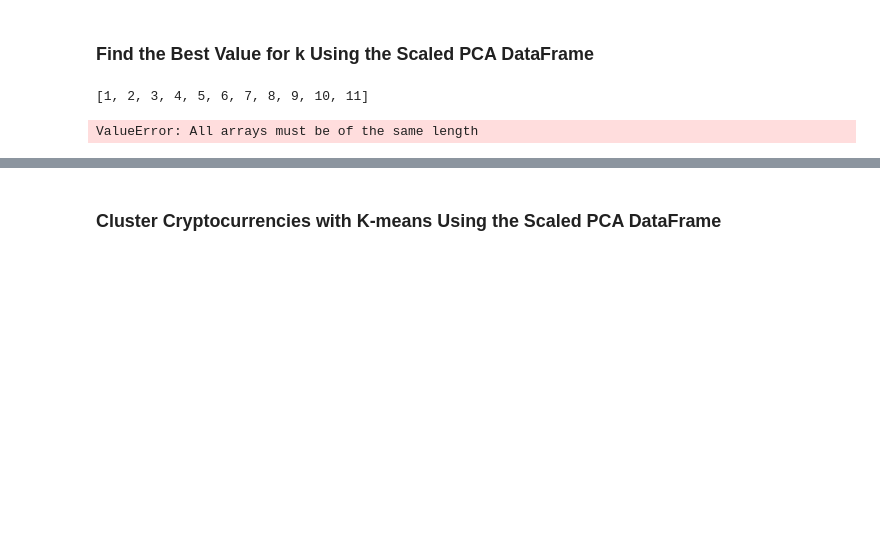
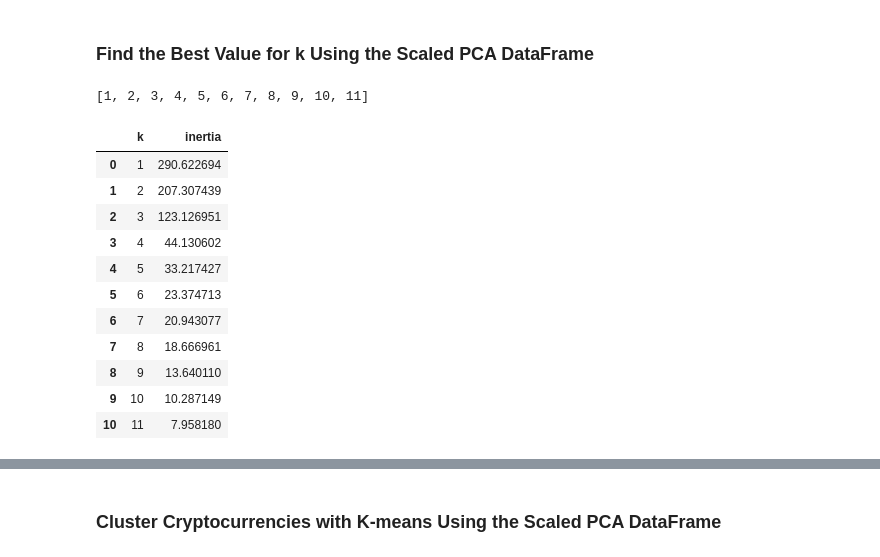
Before and after one commit to coopachupa/CryptoClustering, a Jupyter notebook: Crypto_Clustering_Homework.ipynb, the cells around one changed output, grey strips where cells are left out. Saved outputs shown, nothing was run; the diff lists cells and outputs as text; code cells hidden in the pictures; blank space fills up the shorter version.

```diff
--- a/Crypto_Clustering_Homework.ipynb
+++ b/Crypto_Clustering_Homework.ipynb
@@ -274,14 +305,22 @@ for i in k:
 # %%
 # Create a dictionary with the data to plot the Elbow curve
-elbow_data_pca = {
-    "k": k,
-    "inertia": inertia
-}
-
+elbow_pca_df = {"k": k, "inertia": inertia2}
 # Create a DataFrame with the data to plot the Elbow curve
-df_elbow_pca = pd.DataFrame(elbow_data_pca)
+elbow_df2 = pd.DataFrame(elbow_pca_df)
+elbow_df2
 # %% [output]
-ValueError: All arrays must be of the same length
+|  | k | inertia |
+| 0 | 1 | 290.622694 |
+| 1 | 2 | 207.307439 |
+| 2 | 3 | 123.126951 |
+| 3 | 4 | 44.130602 |
+| 4 | 5 | 33.217427 |
+| 5 | 6 | 23.374713 |
+| 6 | 7 | 20.943077 |
+| 7 | 8 | 18.666961 |
+| 8 | 9 | 13.640110 |
+| 9 | 10 | 10.287149 |
+| 10 | 11 | 7.958180 |
 # %%
 # Plot a line chart with all the inertia values computed with
 # the different values of k to visually identify the optimal value for k.
```
Also changed, not shown: parts of 11 cells of this notebook, 2 other files.
